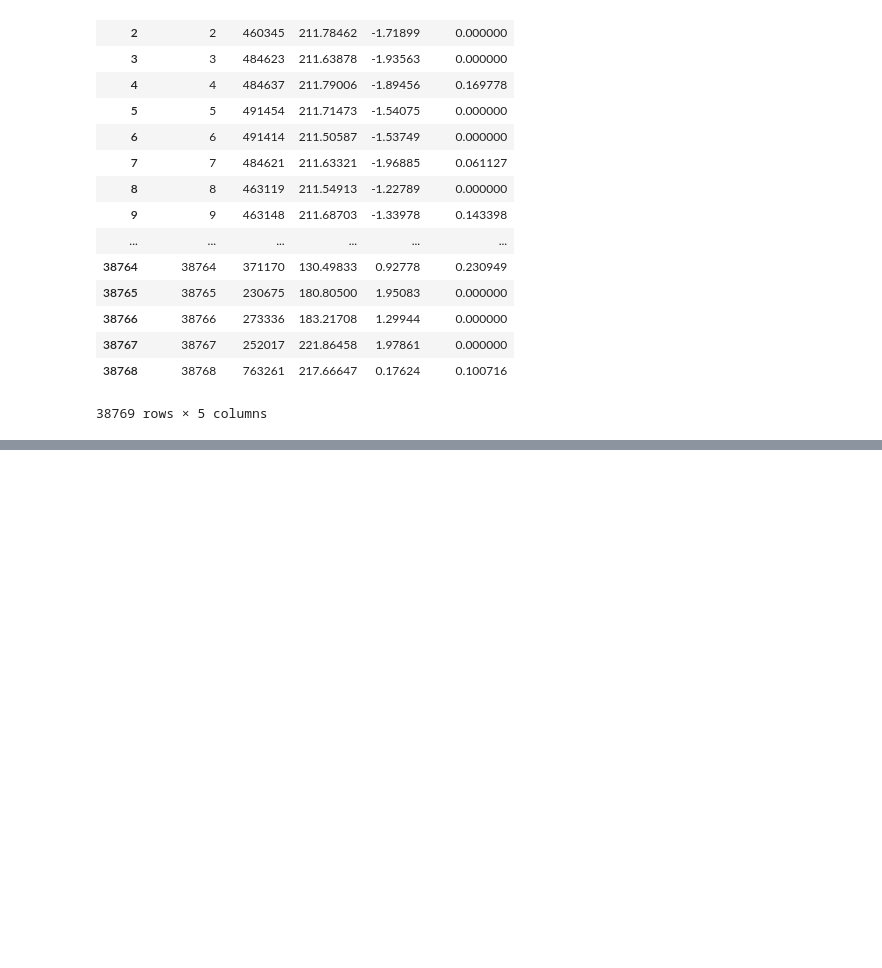
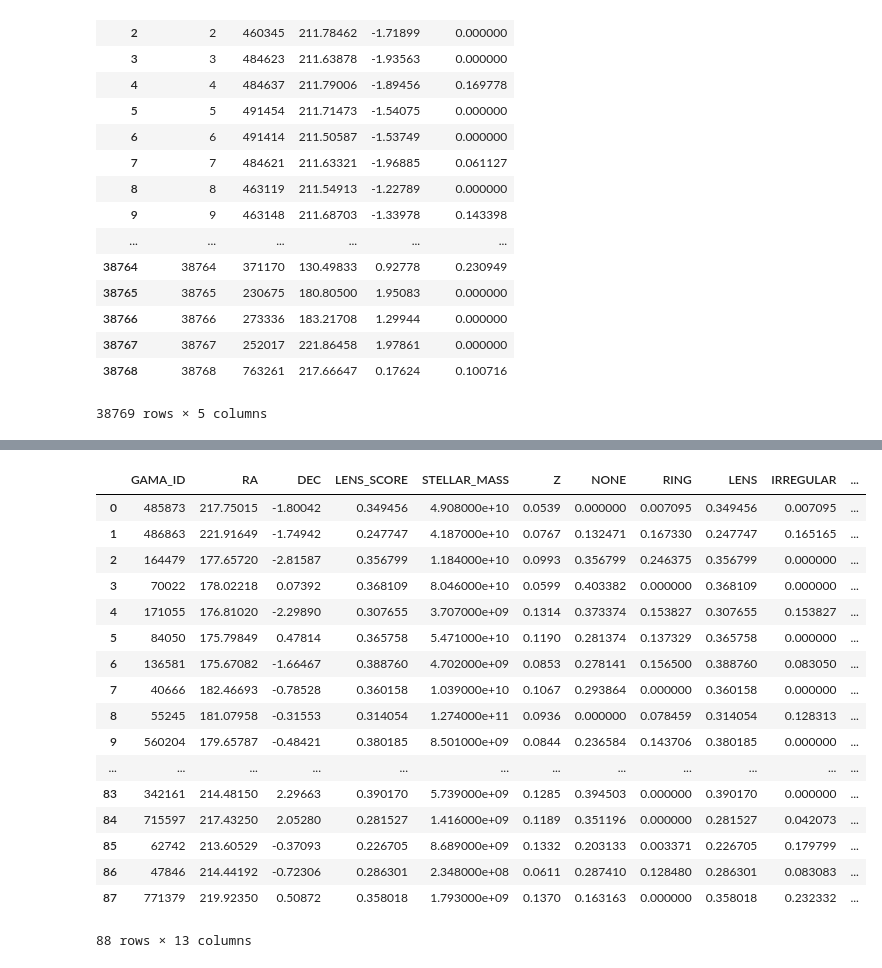
Before and after one commit to shawnknabel/lens_methods, a Jupyter notebook: Shawn Knabel - Gravitational Lensing Notebook - Concise.ipynb, the cells around one changed output, grey strips where cells are left out. Saved outputs shown, nothing was run; the diff lists cells and outputs as text; code cells hidden in the pictures; blank space fills up the shorter version.

```diff
--- a/Shawn Knabel - Gravitational Lensing Notebook - Concise.ipynb
+++ b/Shawn Knabel - Gravitational Lensing Notebook - Concise.ipynb
@@ -1179,0 +1007,35 @@ zoo_in_gama
+# %%
+zoo_with_all_scores = zoo_with_all_scores.drop_duplicates()
+
+zoo_hard_cut = zoo_with_all_scores[(zoo_with_all_scores.LENS >= 0.2) &
+                                        (zoo_with_all_scores.LENS >= (3/4)*zoo_with_all_scores.NONE) &
+                                          (zoo_with_all_scores.LENS >= zoo_with_all_scores.RING) &
+                                          (zoo_with_all_scores.LENS >= zoo_with_all_scores.IRREGULAR) &
+                                          (zoo_with_all_scores.LENS >= zoo_with_all_scores.OTHER) &
+                                          (zoo_with_all_scores.LENS >= zoo_with_all_scores.DUST_LANE) &
+                                          (zoo_with_all_scores.LENS >= zoo_with_all_scores.OVERLAPPING) &
+                                         (zoo_with_all_scores.Z.notnull())]
+
+zoo_hard_cut = zoo_hard_cut.reset_index()
+zoo_hard_cut = zoo_hard_cut.drop(columns = ['index', 'Unnamed: 0'])
+
+zoo_hard_cut
+# %% [output]
+|  | GAMA_ID | RA | DEC | LENS_SCORE | STELLAR_MASS | Z | NONE | RING | LENS | IRREGULAR | ... |
+| 0 | 485873 | 217.75015 | -1.80042 | 0.349456 | 4.908000e+10 | 0.0539 | 0.000000 | 0.007095 | 0.349456 | 0.007095 | ... |
+| 1 | 486863 | 221.91649 | -1.74942 | 0.247747 | 4.187000e+10 | 0.0767 | 0.132471 | 0.167330 | 0.247747 | 0.165165 | ... |
+| 2 | 164479 | 177.65720 | -2.81587 | 0.356799 | 1.184000e+10 | 0.0993 | 0.356799 | 0.246375 | 0.356799 | 0.000000 | ... |
+| 3 | 70022 | 178.02218 | 0.07392 | 0.368109 | 8.046000e+10 | 0.0599 | 0.403382 | 0.000000 | 0.368109 | 0.000000 | ... |
+| 4 | 171055 | 176.81020 | -2.29890 | 0.307655 | 3.707000e+09 | 0.1314 | 0.373374 | 0.153827 | 0.307655 | 0.153827 | ... |
+| 5 | 84050 | 175.79849 | 0.47814 | 0.365758 | 5.471000e+10 | 0.1190 | 0.281374 | 0.137329 | 0.365758 | 0.000000 | ... |
+| 6 | 136581 | 175.67082 | -1.66467 | 0.388760 | 4.702000e+09 | 0.0853 | 0.278141 | 0.156500 | 0.388760 | 0.083050 | ... |
+| 7 | 40666 | 182.46693 | -0.78528 | 0.360158 | 1.039000e+10 | 0.1067 | 0.293864 | 0.000000 | 0.360158 | 0.000000 | ... |
+| 8 | 55245 | 181.07958 | -0.31553 | 0.314054 | 1.274000e+11 | 0.0936 | 0.000000 | 0.078459 | 0.314054 | 0.128313 | ... |
+| 9 | 560204 | 179.65787 | -0.48421 | 0.380185 | 8.501000e+09 | 0.0844 | 0.236584 | 0.143706 | 0.380185 | 0.000000 | ... |
+| ... | ... | ... | ... | ... | ... | ... | ... | ... | ... | ... | ... |
+| 83 | 342161 | 214.48150 | 2.29663 | 0.390170 | 5.739000e+09 | 0.1285 | 0.394503 | 0.000000 | 0.390170 | 0.000000 | ... |
+| 84 | 715597 | 217.43250 | 2.05280 | 0.281527 | 1.416000e+09 | 0.1189 | 0.351196 | 0.000000 | 0.281527 | 0.042073 | ... |
+| 85 | 62742 | 213.60529 | -0.37093 | 0.226705 | 8.689000e+09 | 0.1332 | 0.203133 | 0.003371 | 0.226705 | 0.179799 | ... |
+| 86 | 47846 | 214.44192 | -0.72306 | 0.286301 | 2.348000e+08 | 0.0611 | 0.287410 | 0.128480 | 0.286301 | 0.083083 | ... |
+| 87 | 771379 | 219.92350 | 0.50872 | 0.358018 | 1.793000e+09 | 0.1370 | 0.163163 | 0.000000 | 0.358018 | 0.232332 | ... |
+88 rows × 13 columns
```
Also changed, not shown: parts of 33 cells of this notebook, 8 other files.
